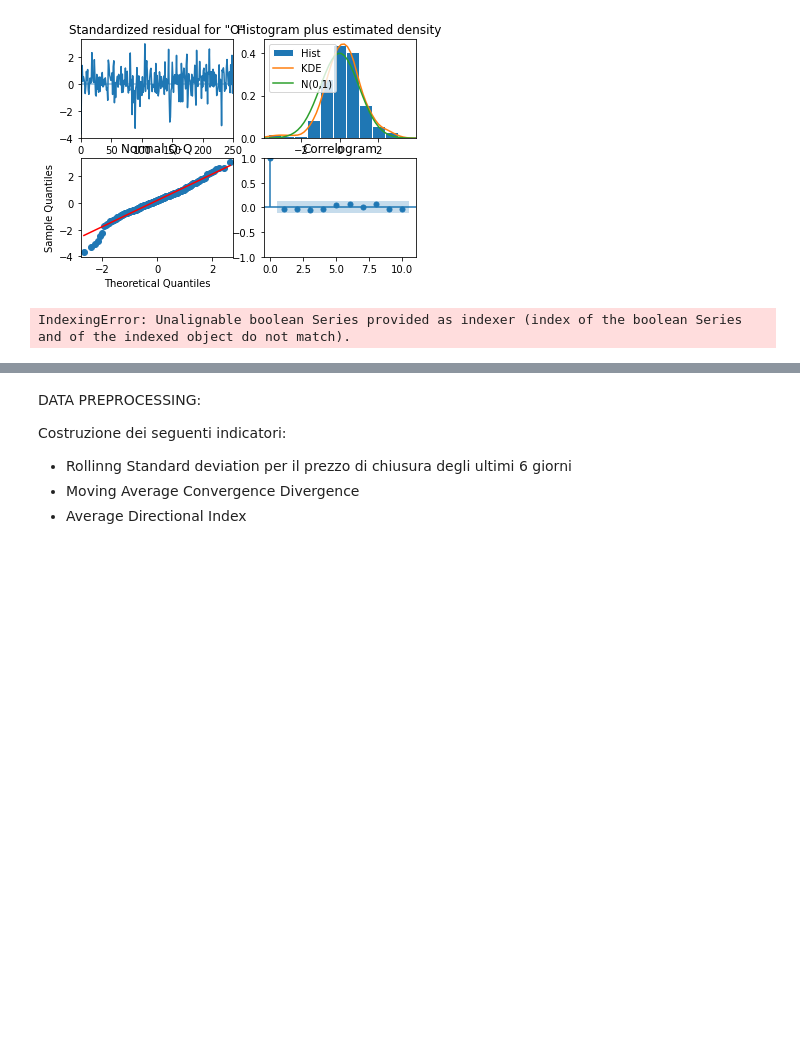
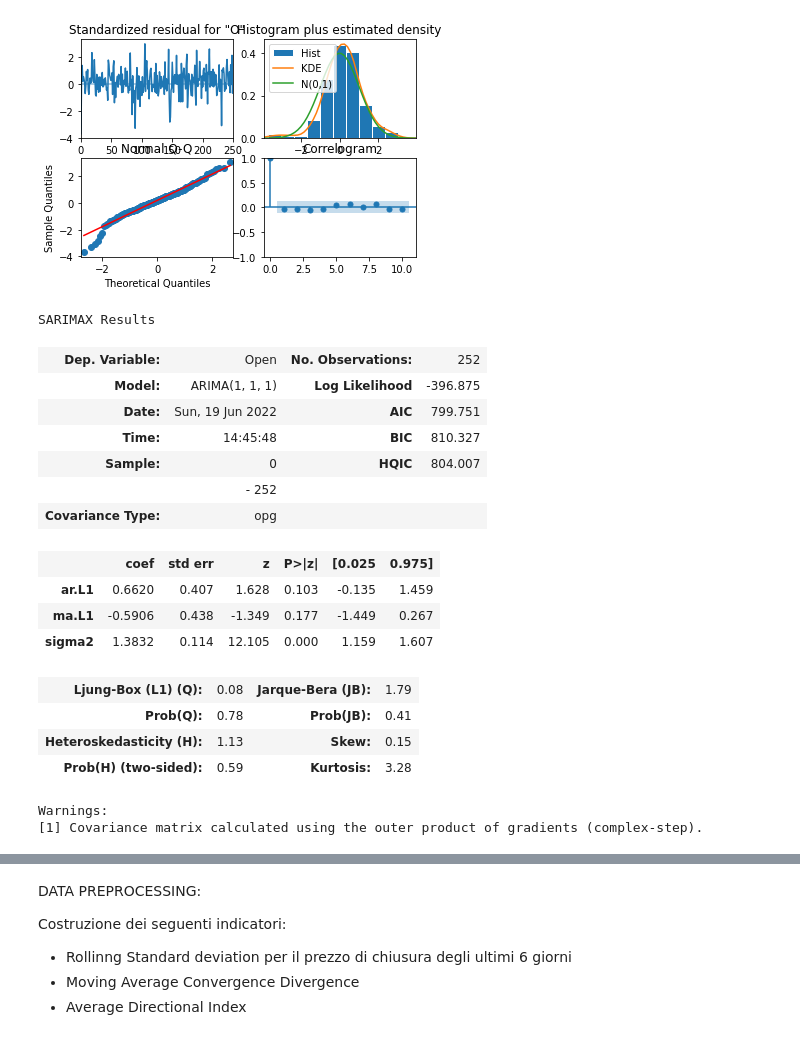
Before and after one commit to SalvatoreLatora/Stock-price-predictions-using-Neural-Networks, a Jupyter notebook: Code_exam.ipynb, the cells around one changed output, grey strips where cells are left out. Saved outputs shown, nothing was run; the diff lists cells and outputs as text; code cells hidden in the pictures; blank space fills up the shorter version.

```diff
--- a/Code_exam.ipynb
+++ b/Code_exam.ipynb
@@ -244,8 +247,25 @@ modello_AAPL.plot_diagnostics()
 # %%
 # HD Stock Open price
 train = JPM['Open'][finestra_train]
 test = JPM['Open'][finestra_test]
-modello_JPM = ARIMA(train, order = (1,1,0)).fit()
+modello_JPM = ARIMA(train, order = (1,1,1)).fit()
 modello_JPM.summary()
 # %% [output]
-IndexingError: Unalignable boolean Series provided as indexer (index of the boolean Series and of the indexed object do not match).
+SARIMAX Results
+| Dep. Variable: | Open | No. Observations: | 252 |
+| Model: | ARIMA(1, 1, 1) | Log Likelihood | -396.875 |
+| Date: | Sun, 19 Jun 2022 | AIC | 799.751 |
+| Time: | 14:45:48 | BIC | 810.327 |
+| Sample: | 0 | HQIC | 804.007 |
+|  | - 252 |  |  |
+| Covariance Type: | opg |  |  |
+|  | coef | std err | z | P>|z| | [0.025 | 0.975] |
+| ar.L1 | 0.6620 | 0.407 | 1.628 | 0.103 | -0.135 | 1.459 |
+| ma.L1 | -0.5906 | 0.438 | -1.349 | 0.177 | -1.449 | 0.267 |
+| sigma2 | 1.3832 | 0.114 | 12.105 | 0.000 | 1.159 | 1.607 |
+| Ljung-Box (L1) (Q): | 0.08 | Jarque-Bera (JB): | 1.79 |
+| Prob(Q): | 0.78 | Prob(JB): | 0.41 |
+| Heteroskedasticity (H): | 1.13 | Skew: | 0.15 |
+| Prob(H) (two-sided): | 0.59 | Kurtosis: | 3.28 |
+Warnings:
+[1] Covariance matrix calculated using the outer product of gradients (complex-step).
```
Also changed, not shown: parts of 9 cells of this notebook.
